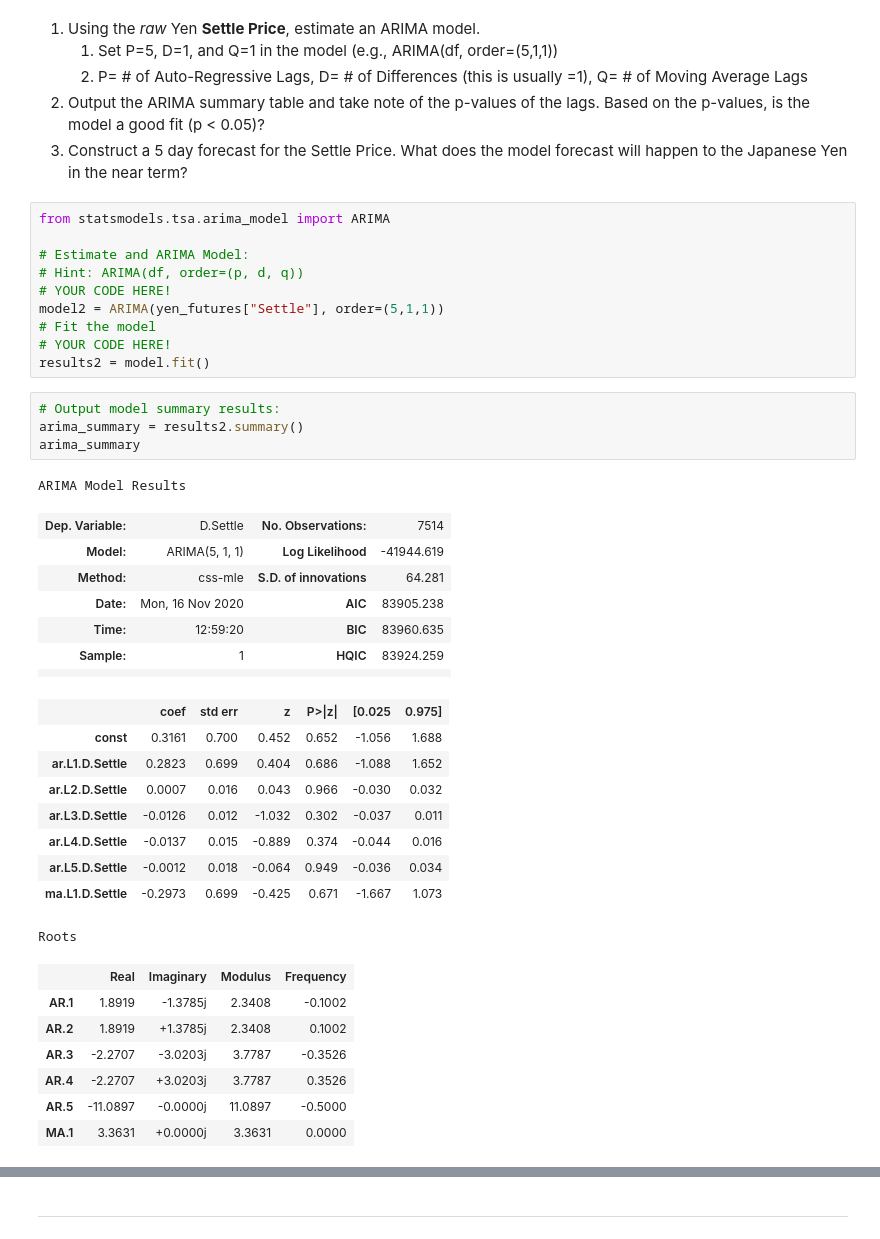
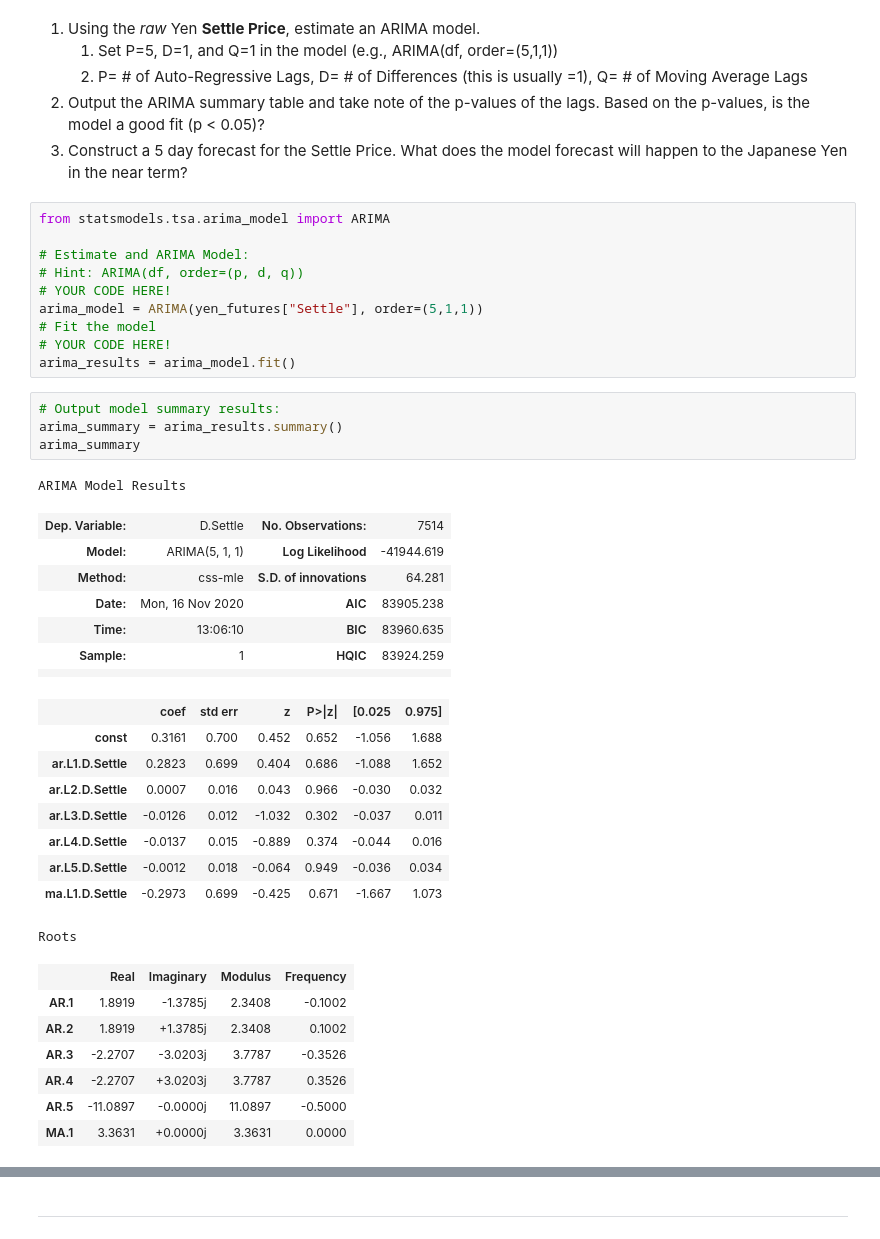
Before and after one commit to markmurdock11/time_series_analysis, a Jupyter notebook: code/time_series_analysis.ipynb, the cells around one changed output, grey strips where cells are left out. Saved outputs shown, nothing was run; the diff lists cells and outputs as text.

```diff
--- a/code/time_series_analysis.ipynb
+++ b/code/time_series_analysis.ipynb
@@ -186,21 +186,21 @@ from statsmodels.tsa.arima_model import ARIMA
 # Estimate and ARIMA Model:
 # Hint: ARIMA(df, order=(p, d, q))
 # YOUR CODE HERE!
-model2 = ARIMA(yen_futures["Settle"], order=(5,1,1))
+arima_model = ARIMA(yen_futures["Settle"], order=(5,1,1))
 # Fit the model
 # YOUR CODE HERE!
-results2 = model.fit()
+arima_results = arima_model.fit()
 # %%
 # Output model summary results:
-arima_summary = results2.summary()
+arima_summary = arima_results.summary()
 arima_summary
 # %% [output]
 ARIMA Model Results
 | Dep. Variable: | D.Settle | No. Observations: | 7514 |
 | Model: | ARIMA(5, 1, 1) | Log Likelihood | -41944.619 |
 | Method: | css-mle | S.D. of innovations | 64.281 |
 | Date: | Mon, 16 Nov 2020 | AIC | 83905.238 |
-| Time: | 12:59:20 | BIC | 83960.635 |
+| Time: | 13:06:10 | BIC | 83960.635 |
 | Sample: | 1 | HQIC | 83924.259 |
 |  |  |  |  |
 |  | coef | std err | z | P>|z| | [0.025 | 0.975] |
```
Also changed, not shown: parts of 11 cells of this notebook.
